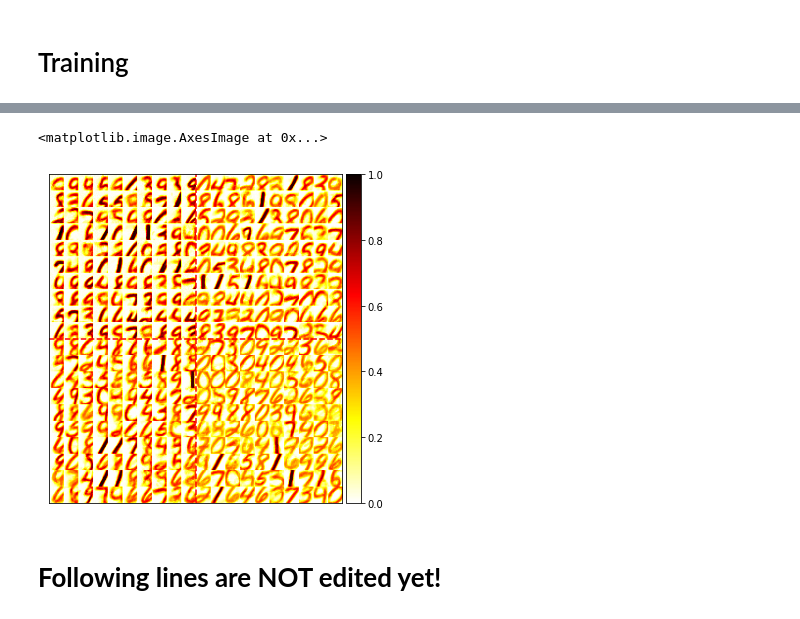
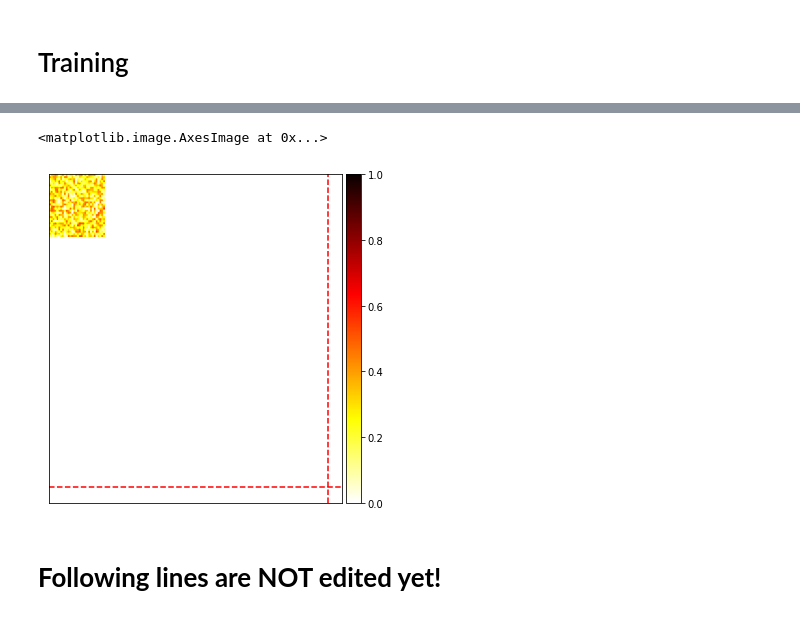
Before and after one commit to Singular-Brain/DeepBioLCNet, a Jupyter notebook: UnsupervisedDeep.ipynb, the cells around one changed output, grey strips where cells are left out. Drawn from its saved outputs; the diff is of its cells as text; code cells hidden in the pictures.

Commit message:
add one_chan plot

```diff
--- a/UnsupervisedDeep.ipynb
+++ b/UnsupervisedDeep.ipynb
@@ -872,2 +840,2 @@ KeyboardInterrupt: ignored
 # %%
-net.fit(dataloader = dataloader, **train_hparams)
+# net.fit(dataloader = dataloader, **train_hparams)
@@ -893,8 +846,8 @@ net.connections
 # %%
-plot_locally_connected_weights_meh(net.connections[('layer0', 'layer1')].w,100,1,0,22,15,2)
+plot_locally_connected_weights_one_chan(net.connections[('layer0', 'layer1')].w,100,1,0,22,15,2,0)
 # %% [output]
 <matplotlib.image.AxesImage at 0x...>
-[figure, old version]
+[figure, new version]
 # %%
 # net.connections[('layer1_inh_neuron', 'layer1')].w
 # %% [markdown]
```
Also changed, not shown: parts of 10 cells of this notebook, 1 other file.
